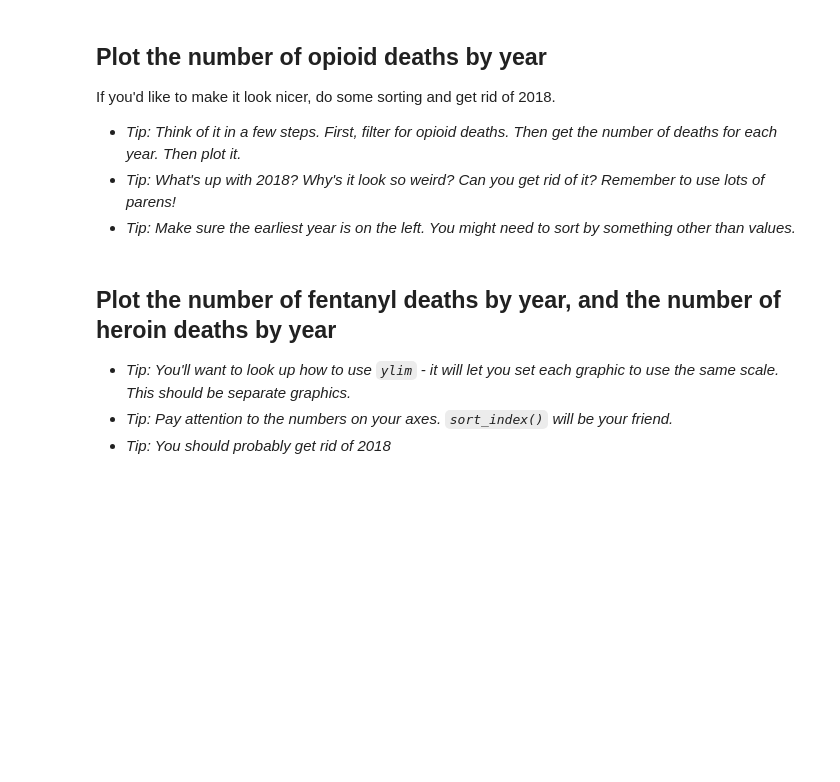
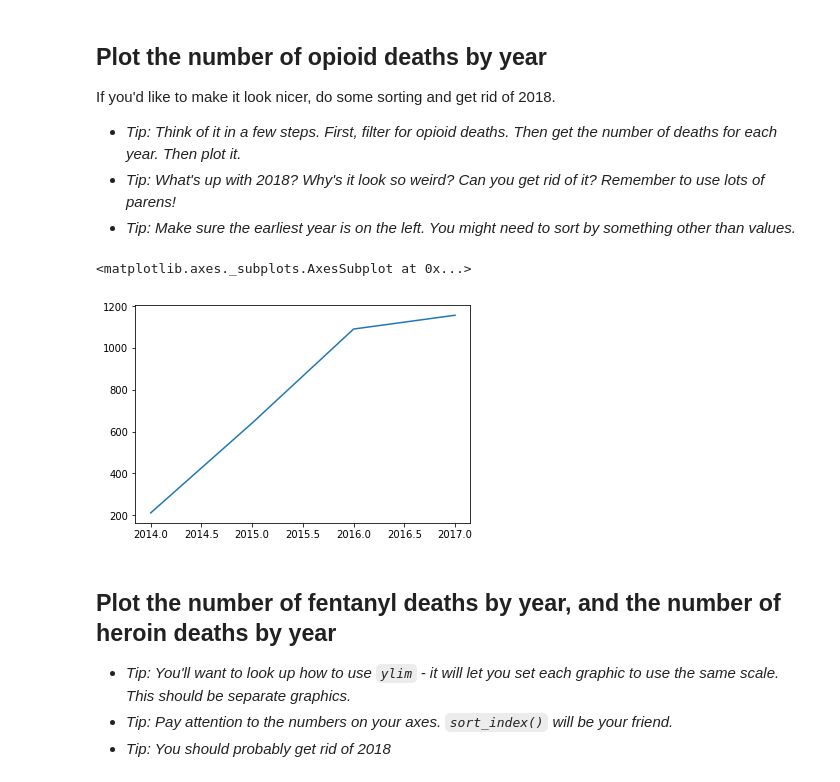
Before and after one commit to maxarvid/foundations, a Jupyter notebook: 06-homework-part2/Medical Examiner.ipynb, the cells around one changed output. Saved outputs shown, nothing was run; the diff lists cells and outputs as text; code cells hidden in the pictures; blank space fills up the shorter version.

```diff
--- a/06-homework-part2/Medical Examiner.ipynb
+++ b/06-homework-part2/Medical Examiner.ipynb
@@ -332,3 +376,6 @@ Let's stop investigating for a second and maybe clean up this "Primary Cause" co
 ## Remove all rows where the primary cause of death has not been filled out.
 
 - *Tip: confirm that you have 22510 rows when you're done*
+# %%
+df.dropna(subset=['Primary Cause'], inplace=True)
+df.shape
@@ -348,5 +438,7 @@ Cardiovascular disease (heart disease) is the number one or number two killer in
 - *Tip: you can use `.replace` or `.str.replace`, but they each involve different things! I suggest `.replace`, it looks a little cleaner in this situation*
 - *Tip: for `.replace`, you need to give it more options than usual*
 - *Tip: for `.str.replace`, it won't automatically save back into the column, you need to do that yourself*
+# %%
+df['Primary Cause'].replace(df[df['Primary Cause'].str.contains('CARDIOVASCULAR')]['Primary Cause'], "CARDIOVASCULAR DISEASE", inplace=True)
 # %% [markdown]
 ### Check the top 5 primary causes. Cardiovascular disease should be first with about 28.4%
@@ -401,5 +626,7 @@ I heard fentanyl really surpassed heroin in the past few years. Let's see how th
 If you run `df['Date of Incident'].str.extract("(\d\d\d\d)", expand=False)`, it will pull out the year of each incident. **Store this in a new column called `year`.**
 
 (It's regular expression stuff. `\d\d\d\d` means "four numbers in a row", and `()` + `.str.extract` means "pull it out".)
+# %%
+df = df.assign(year = df['Date of Incident'].str.extract("(\d\d\d\d)", expand=False))
 # %% [markdown]
 ### What is the datatype of the new `year` column?
@@ -408,5 +655,7 @@ If you run `df['Date of Incident'].str.extract("(\d\d\d\d)", expand=False)`, it
 
 - *Tip: This uses is your friend `.astype`*
 - *Tip: Make sure to save it back on top of itself!*
+# %%
+df.year = df.year.astype(int)
 # %% [markdown]
 ## Confirm the column is a number
@@ -418,6 +687,11 @@ If you'd like to make it look nicer, do some sorting and get rid of 2018.
 - *Tip: Think of it in a few steps. First, filter for opioid deaths. Then get the number of deaths for each year. Then plot it.*
 - *Tip: What's up with 2018? Why's it look so weird? Can you get rid of it? Remember to use lots of parens!*
 - *Tip: Make sure the earliest year is on the left. You might need to sort by something other than values.*
+# %%
+df[(df['Opioid Related']==True) & (df.year < 2018)].year.value_counts().sort_index().plot()
+# %% [output]
+<matplotlib.axes._subplots.AxesSubplot at 0x...>
+[figure, added]
 # %% [markdown]
 ## Plot the number of fentanyl deaths by year, and the number of heroin deaths by year
 
```
Also changed, not shown: parts of 38 cells of this notebook.
